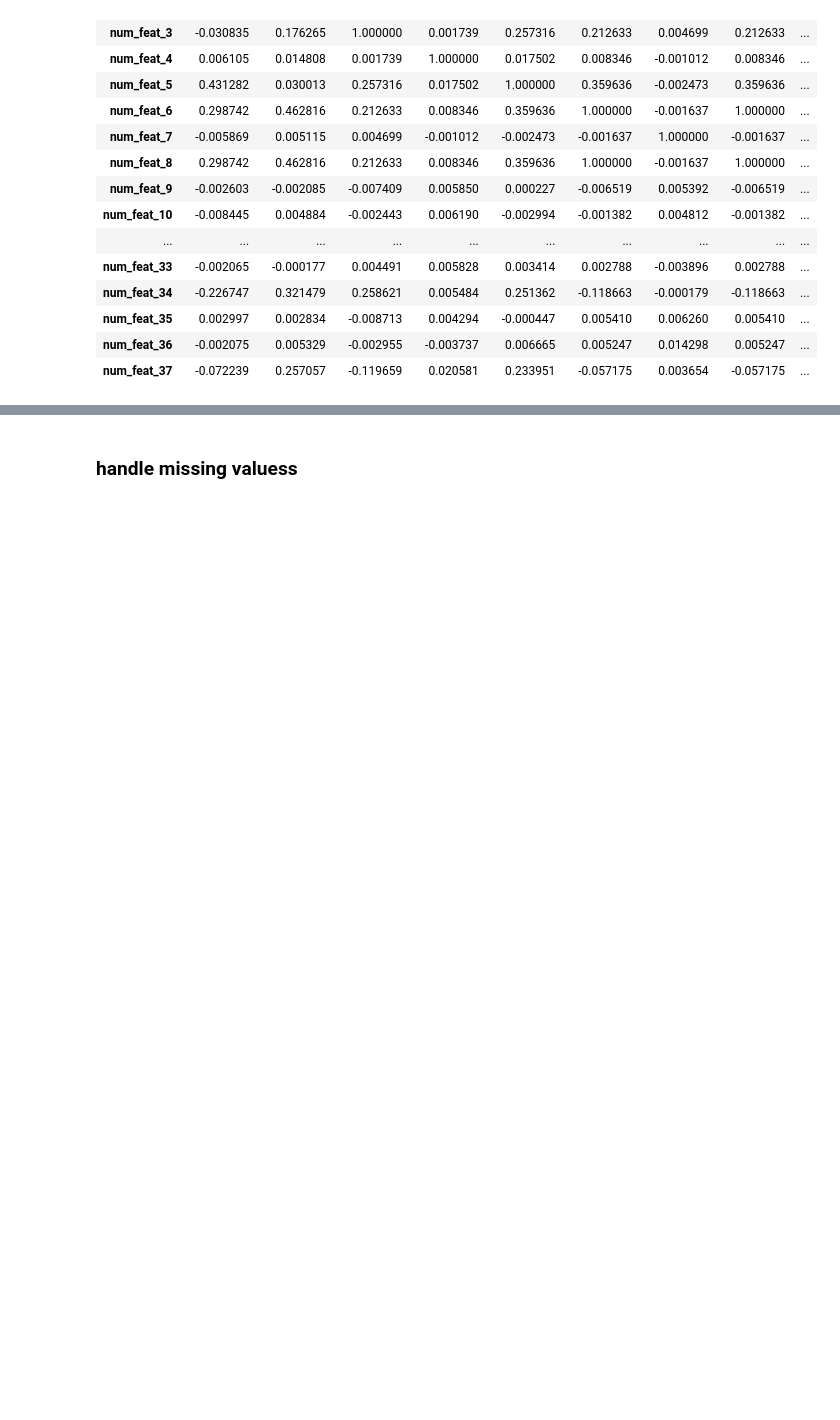
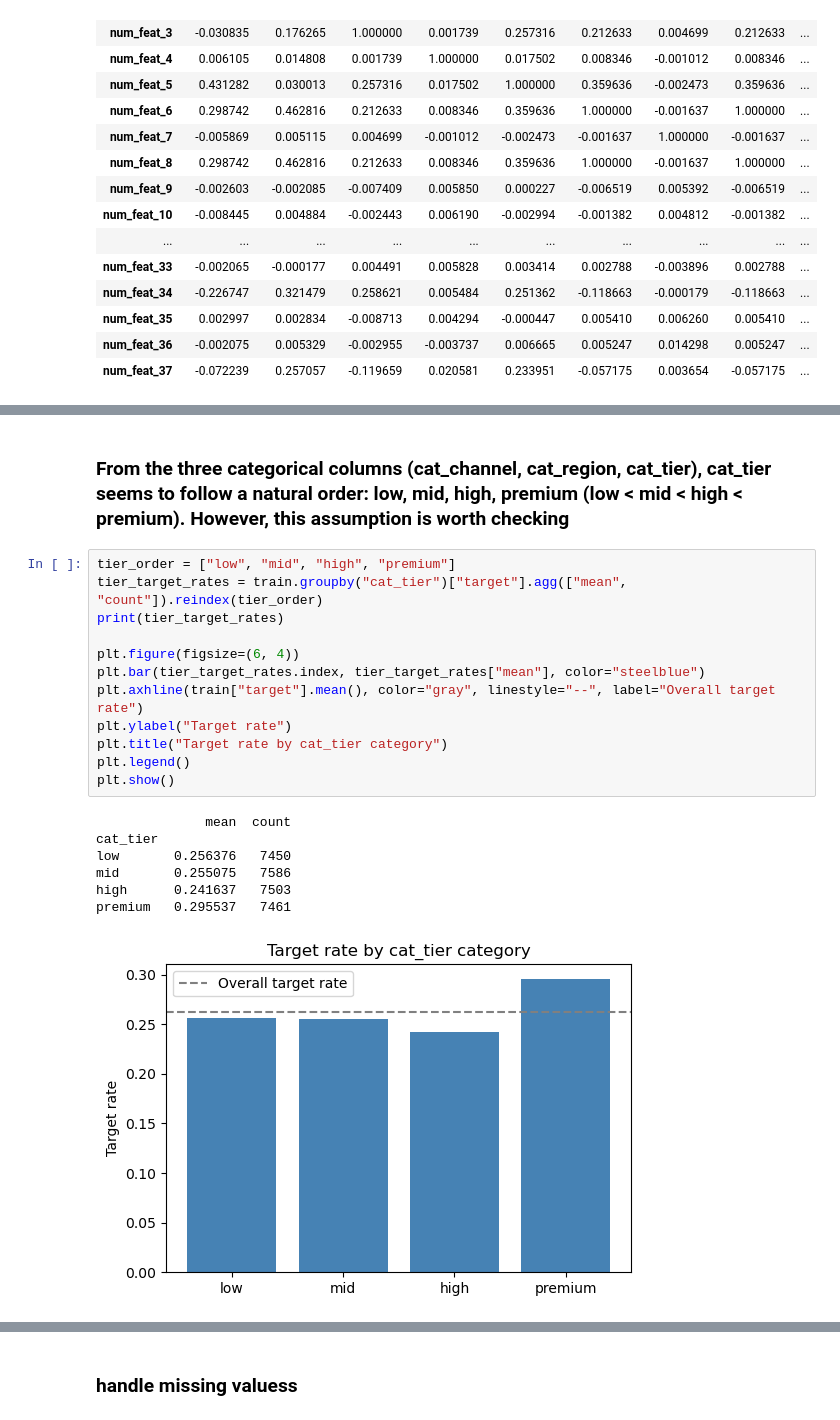
Before and after one commit to BodeMurairi2/intro-to-ml-formative1, a Jupyter notebook: assignment.ipynb, the cells around one changed output, grey strips where cells are left out. Cells and saved outputs as stored; diff of their text form; blank space fills up the shorter version.

```diff
--- a/assignment.ipynb
+++ b/assignment.ipynb
@@ -367,0 +396,22 @@ train[num_cols].corr()
+# %% [markdown]
+### From the three categorical columns (cat_channel, cat_region, cat_tier), cat_tier seems to follow a natural order: low, mid, high, premium (low < mid < high < premium). However, this assumption is worth checking
+# %%
+tier_order = ["low", "mid", "high", "premium"]
+tier_target_rates = train.groupby("cat_tier")["target"].agg(["mean", "count"]).reindex(tier_order)
+print(tier_target_rates)
+
+plt.figure(figsize=(6, 4))
+plt.bar(tier_target_rates.index, tier_target_rates["mean"], color="steelblue")
+plt.axhline(train["target"].mean(), color="gray", linestyle="--", label="Overall target rate")
+plt.ylabel("Target rate")
+plt.title("Target rate by cat_tier category")
+plt.legend()
+plt.show()
+# %% [output]
+              mean  count
+cat_tier
+low       0.256376   7450
+mid       0.255075   7586
+high      0.241637   7503
+premium   0.295537   7461
+[figure, added]
```
Also changed, not shown: parts of 7 cells of this notebook, 34 other files.
